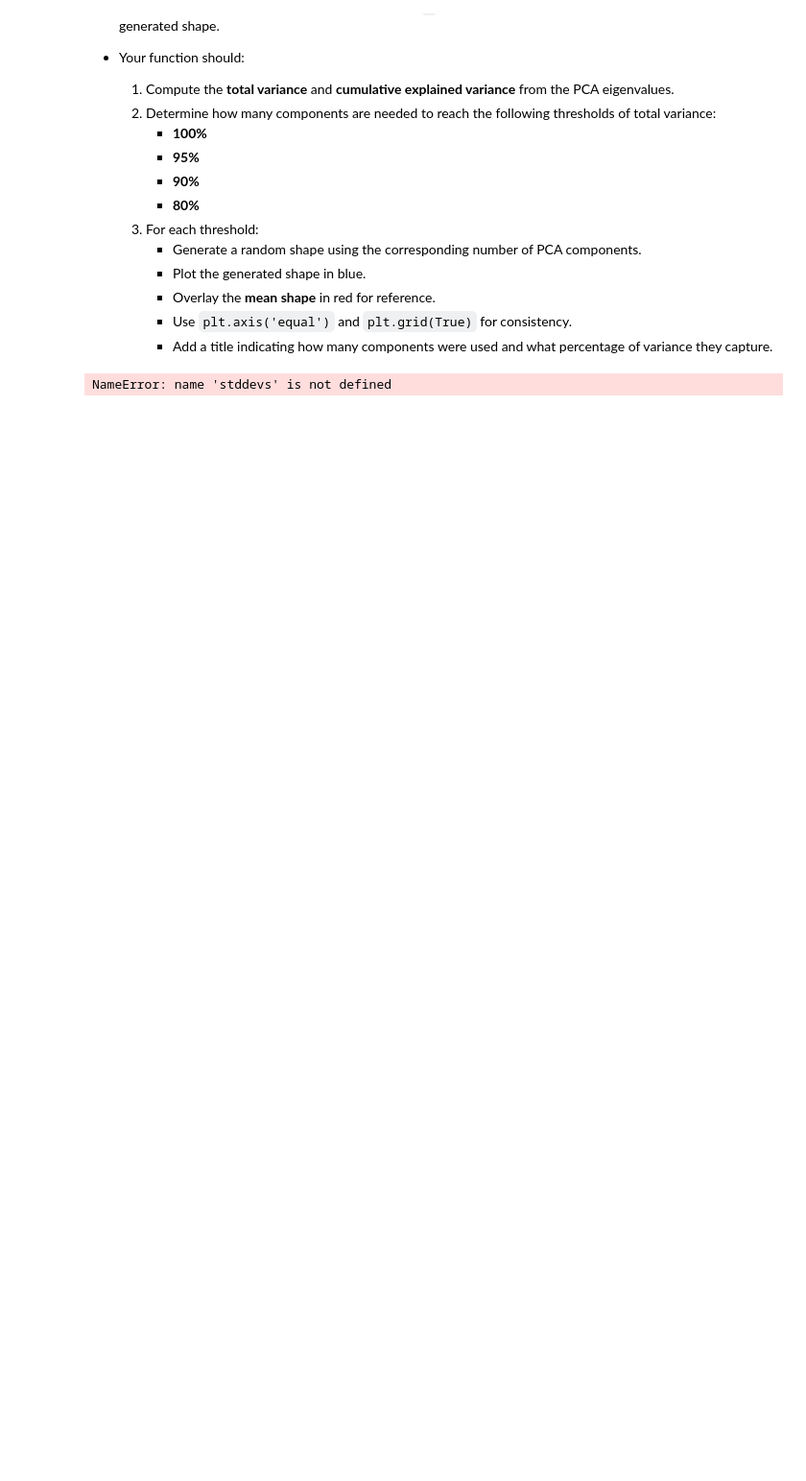
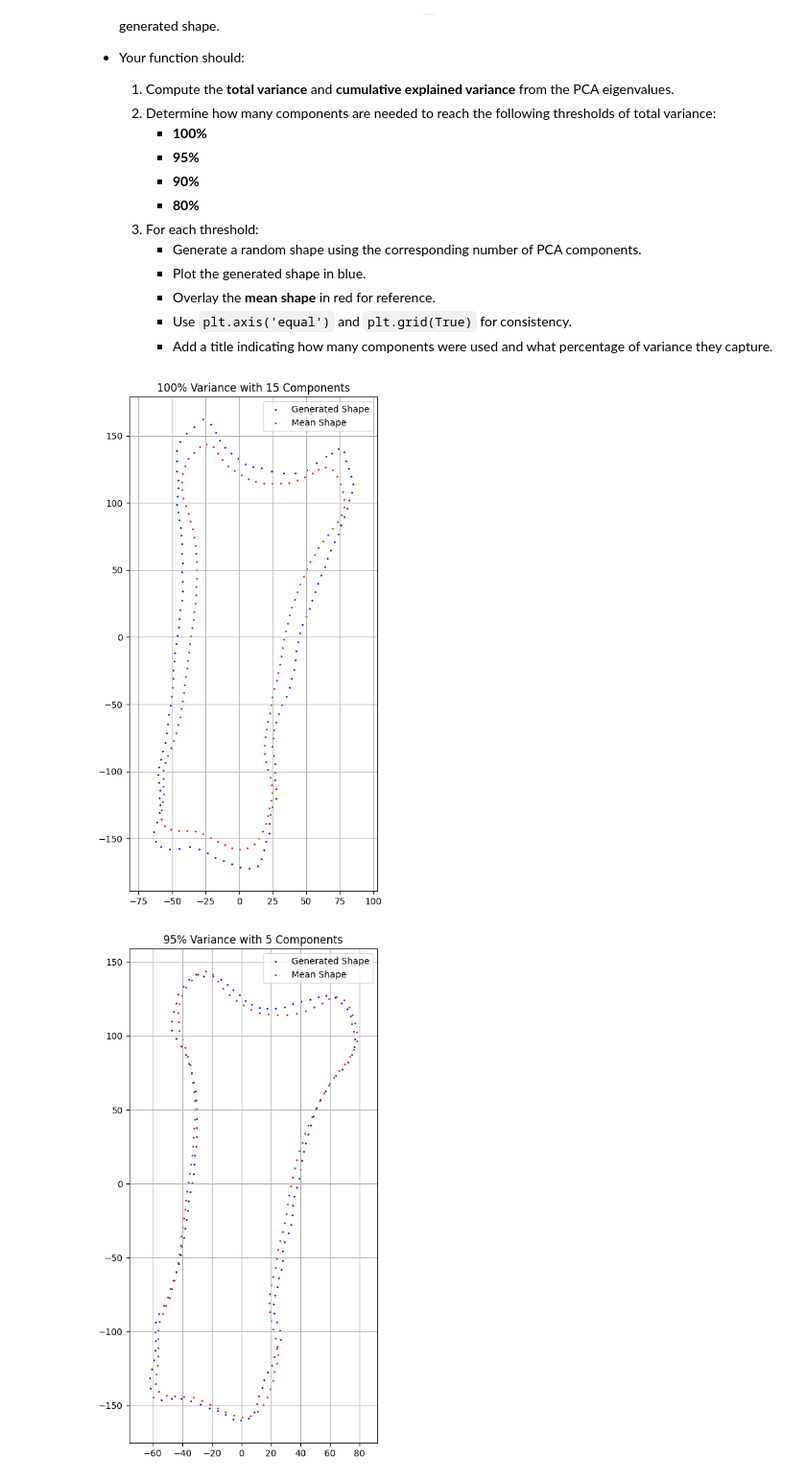
Before and after one commit to sknbsm04/Assignment1, a Jupyter notebook: notebook.ipynb, the cells around one changed output. Shown at 96% size. Cells and saved outputs as stored; diff of their text form; code cells hidden in the pictures; blank space fills up the shorter version.

```diff
--- a/notebook.ipynb
+++ b/notebook.ipynb
@@ -611,22 +631,33 @@ def plot_shape_with_variance_thresholds(bones, eigVec, eigVal, mean_shape, stdde
         thresholds (list): List of variance thresholds to evaluate (default: [1.0, 0.95, 0.90, 0.80])
     """
     # TODO: Calculate total variance and explained variance ratio
+    total_variance = np.sum(eigVal)
+    explained_variance = np.cumsum(eigVal) / total_variance
 
     # TODO: get nPoints, nDimensions, nShapes
+    nPoints, nDimensions, nShapes = bones.shape
 
     # TODO: loop over thresholds
     for threshold in thresholds:
 
         # TODO: Determine number of components required to reach threshold
-        n_components = ...
+        n_components = len(explained_variance)
+        for i in range(len(explained_variance)) :
+            if explained_variance[i] >= threshold :
+                n_components = i + 1
+                break
 
         # TODO: Generate random coefficient vector using stddevs and n_components
+        b = np.random.randn(1, n_components) * stddevs[:n_components]
 
         # TODO: Generate shape from PCA components using generate_shape function
+        new_shape = generate_shape(b, mean_shape, eigVec)
 
         # TODO: Plot the shape and mean shape
         plt.figure(figsize=(5, 10))
-
+        plt.scatter(new_shape[:,0], new_shape[:,1], c = 'blue', label = 'Generated Shape', s = 1)
+        mean_2d = mean_shape.reshape(nPoints, nDimensions)
+        plt.scatter(mean_2d[:,0], mean_2d[:,1], c = 'red', label = 'Mean Shape', s = 1)
 
         plt.axis('equal')
         plt.grid(True)
@@ -635,7 +666,8 @@ def plot_shape_with_variance_thresholds(bones, eigVec, eigVal, mean_shape, stdde
         plt.show()
 # %%
 # TODO plot the shapes with variance thresholds
-
+stddevs = np.sqrt(eigVal)
 plot_shape_with_variance_thresholds(bones, eigVec, eigVal, mean_shape, stddevs, thresholds=[1.0, 0.95, 0.90, 0.80])
 # %% [output]
-NameError: name 'stddevs' is not defined
+[figure, added]
+[figure, added]
```
Also changed, not shown: parts of 4 cells of this notebook.
